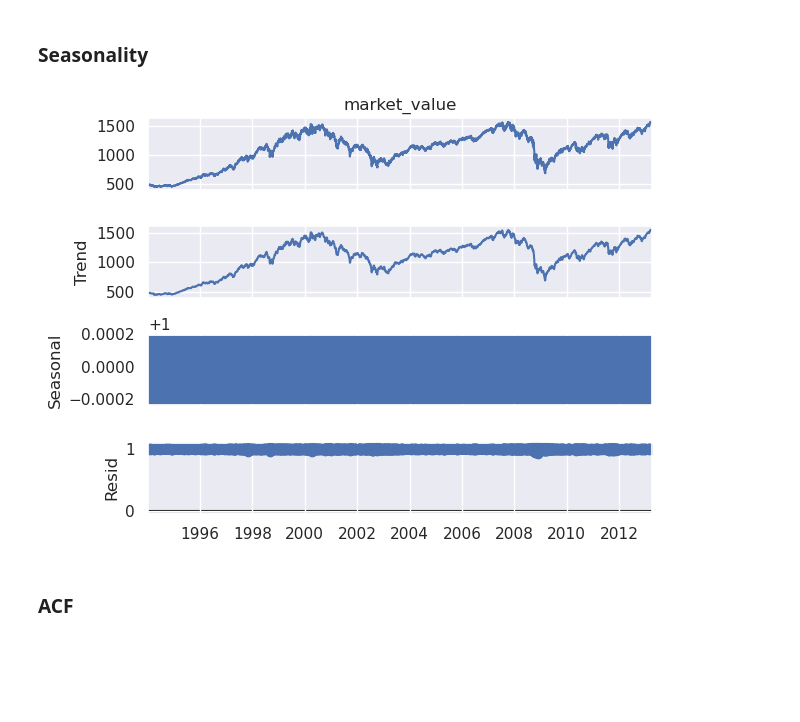
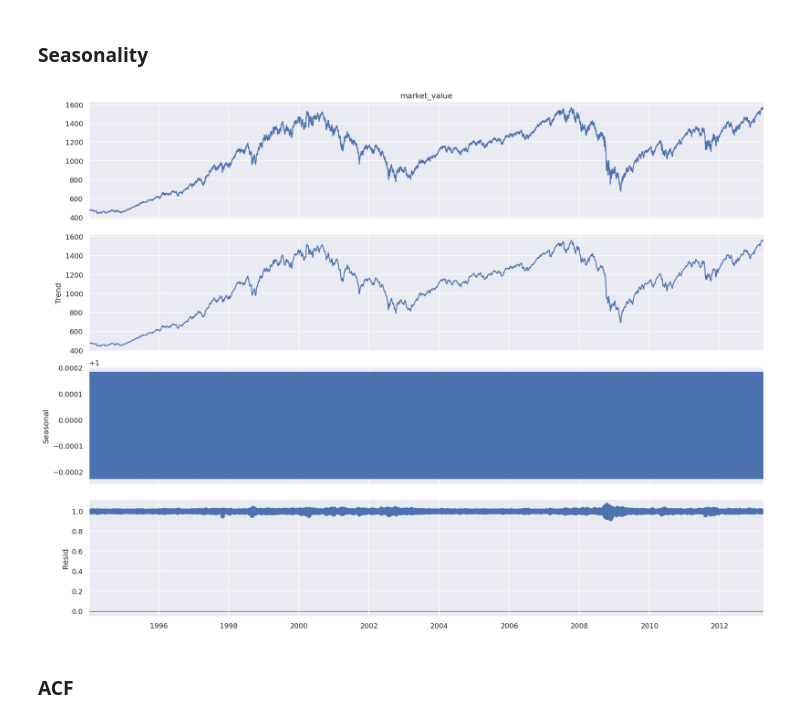
Before and after one commit to Michal-Radomski/Udemy-ML-and-DS-courses, a Jupyter notebook: 11_Time-Series/03_time-series.ipynb, the cells around one changed output. Drawn from its saved outputs; the diff is of its cells as text; code cells hidden in the pictures; blank space fills up the shorter version.

```diff
--- a/11_Time-Series/03_time-series.ipynb
+++ b/11_Time-Series/03_time-series.ipynb
@@ -132,11 +132,16 @@ Critical Values: {'1%': np.float64(-3.4316595802782865), '5%': np.float64(-2.862
 # %% [markdown]
 ### Seasonality
 # %%
-s_dec_multiplicative = seasonal_decompose(df.market_value, model = "multiplicative")
-s_dec_multiplicative.plot()
+s_dec_multiplicative = seasonal_decompose(df.market_value, model="multiplicative")
+
+fig = s_dec_multiplicative.plot()
+fig.set_size_inches(16, 12)
+fig.set_dpi(120)
+
+plt.tight_layout()
 plt.show()
 # %% [output]
-[figure, old version]
+[figure, new version]
 # %% [markdown]
 ### ACF
 # %%
```
Also changed, not shown: parts of 5 cells of this notebook, 1 other file.
